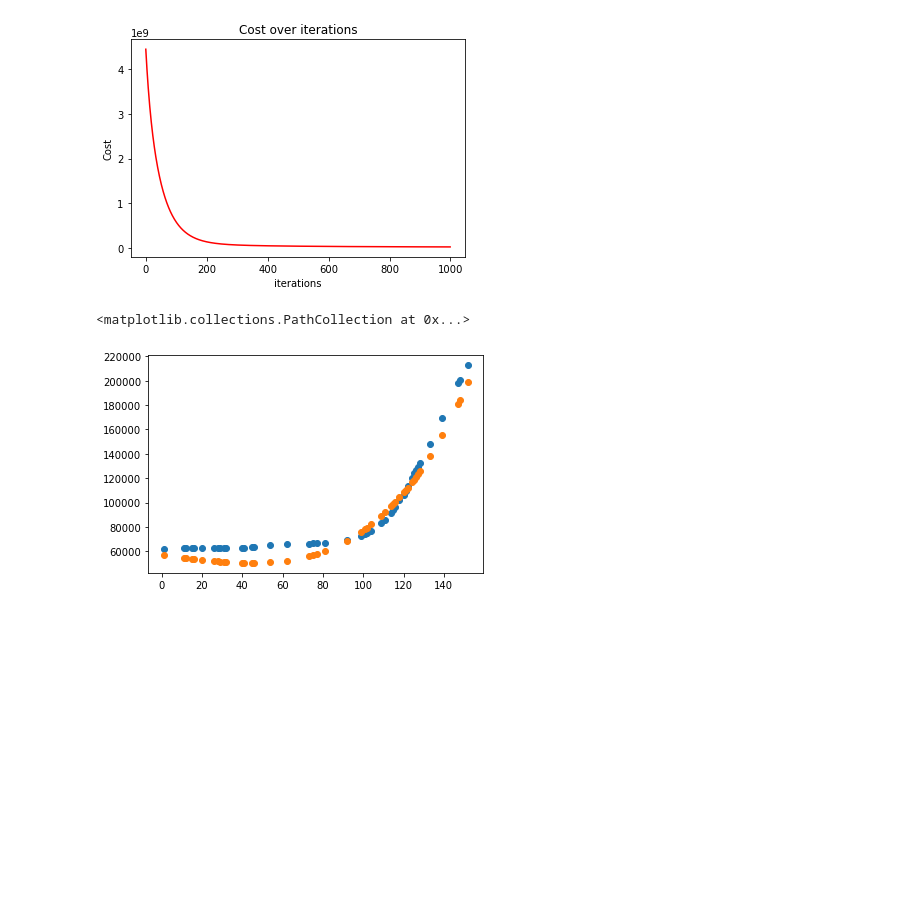
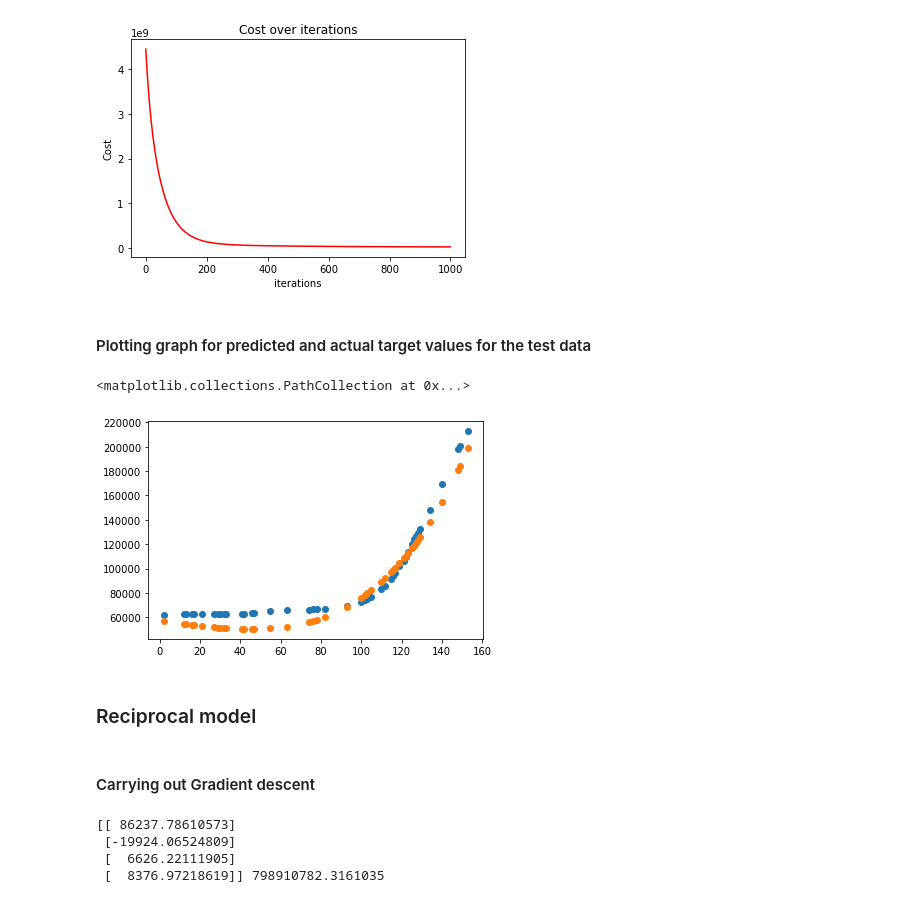
Before and after one commit to Tej-Deep/github-upload, a Jupyter notebook: 2d_task2_report.ipynb, the cells around one changed output. Cells and saved outputs as stored; diff of their text form; code cells hidden in the pictures; blank space fills up the shorter version.

Commit message:
Seperated model validation to reciprocal and polynomial models

```diff
--- a/2d_task2_report.ipynb
+++ b/2d_task2_report.ipynb
@@ -30,6 +30,15 @@ def polynomial_feature(df, col_name ,n):
         new_col_name = col_name +'^' + str(k)
         df2.loc[:, new_col_name] = df.loc[:,col_name] ** k
         k += 1
+    return df2
+
+def reciprocal_features(df, col_name, n):
+    df2 = pd.DataFrame()
+    k = -1
+    while k >= n:
+        new_col_name = col_name +'^' + str(k)
+        df2.loc[:, new_col_name] = 1/ (df.loc[:,col_name] ** (-k))
+        k -= 1
     return df2
 
 def prepare_feature(df_feature):
@@ -105,7 +114,8 @@ df = pd.read_csv('archive\covid19_sg.csv', parse_dates = ['Date'])
 #selecting required data
 df_select = df.loc[500:,:]
 df_select2 = df_select.copy()
-df_select2['days'] = df_select.loc[:,'Date'].apply(lambda x: (x- df_select.iloc[0,0]).days)
+df_select2['days'] = df_select.loc[:,'Date'].apply(lambda x: (x- df_select.iloc[0,0]).days + 1)
 
 # Getting columns corresponding to features and targets
 df_feature, df_target = get_features_targets(df_select2, ['days'] ,['Cumulative Confirmed'])
+plt.scatter(df_feature['days'], df_target['Cumulative Confirmed'])
@@ -114,11 +129,11 @@ df_feature, df_target = get_features_targets(df_select2, ['days'] ,['Cumulative
 # %%
 # setting up polynomial features
-df_features = polynomial_feature(df_feature, 'days', 4)
+df_features_p = polynomial_feature(df_feature, 'days', 4)
 #splitting test and training data
-df_features_train, df_features_test, df_target_train, df_target_test = split_data(df_features, df_target, random_state=100, test_size= 0.3)
+df_features_p_train, df_features_p_test, df_target_train, df_target_test = split_data(df_features_p, df_target, random_state=100, test_size= 0.3)
 #normalising feature
-df_features_train_z = normalize_z(df_features_train)
+df_features_p_train_z = normalize_z(df_features_p_train)
 #preparing features and targets as numpy arrays
-X = prepare_feature(df_features_train_z)
+X = prepare_feature(df_features_p_train_z)
 target = prepare_target(df_target_train)
 # %% [markdown]
@@ -130,8 +145,8 @@ alpha = 0.01
 iters = 1000
 
 # calling gradient descent
-beta, cost = gradient_descent(X, target, beta, alpha, iters)
+beta_p, cost = gradient_descent(X, target, beta, alpha, iters)
 
-print(beta)
+print(beta_p)
 # %% [output]
 [[ 86237.78610573]
@@ -148,10 +165,14 @@ ax.set_title('Cost over iterations')
 plt.show()
 # %% [output]
 [figure]
+# %% [markdown]
+#### Plotting graph for predicted and actual target values for the test data
 # %%
-pred = predict(df_features_test, beta)
-plt.scatter(df_features_test['days'], df_target_test)
-plt.scatter(df_features_test['days'], pred)
+pred = predict(df_features_p_test, beta_p)
+plt.scatter(df_features_p_test['days'], df_target_test)
+plt.scatter(df_features_p_test['days'], pred)
 # %% [output]
 <matplotlib.collections.PathCollection at 0x...>
-[figure, old version]
+[figure, new version]
+# %% [markdown]
+### Reciprocal model
@@ -157,0 +190,17 @@ plt.scatter(df_features_test['days'], pred)
+# %% [markdown]
+#### Carrying out Gradient descent
+# %%
+# setting parameters
+beta = np.zeros([4,1])
+alpha = 0.01
+iters = 1000
+
+# calling gradient descent
+beta_r, cost = gradient_descent(X, target, beta, alpha, iters)
+
+print(beta_r, cost[-1])
+# %% [output]
+[[ 86237.78610573]
+ [-19924.06524809]
+ [  6626.22111905]
+ [  8376.97218619]] 798910782.3161035
```
Also changed, not shown: parts of 10 cells of this notebook.
